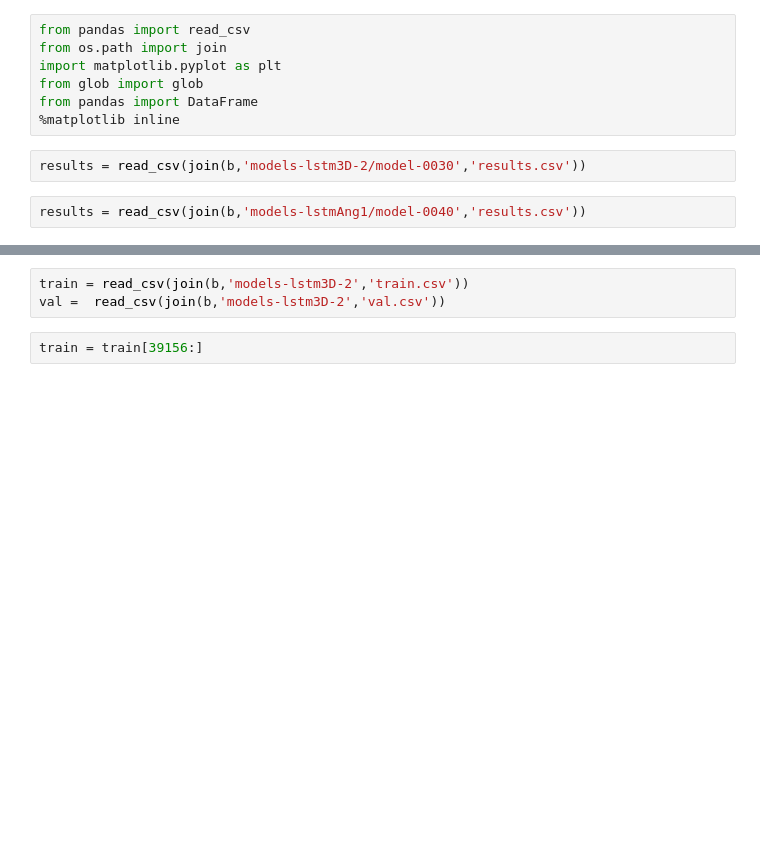
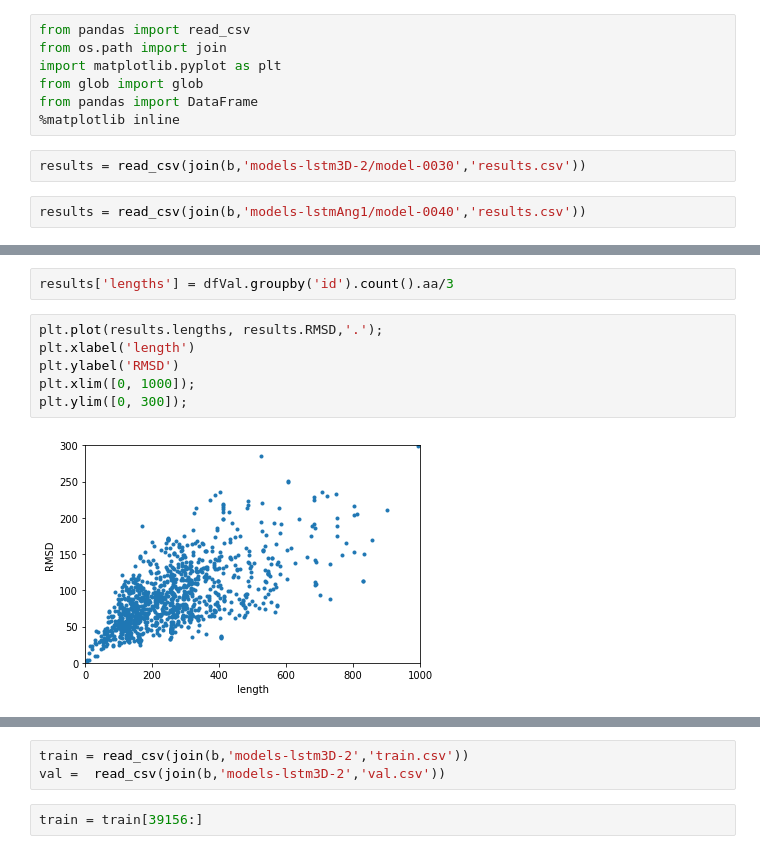
Before and after one commit to sofroniewn/ml-proteins, a Jupyter notebook: pdb-analyze.ipynb, the cells around one changed output, grey strips where cells are left out. Drawn from its saved outputs; the diff is of its cells as text; blank space fills up the shorter version.

```diff
--- a/pdb-analyze.ipynb
+++ b/pdb-analyze.ipynb
@@ -45 +47,11 @@ torsion_angle     23.199252
 dtype: float64
+# %%
+results['lengths'] = dfVal.groupby('id').count().aa/3
+# %%
+plt.plot(results.lengths, results.RMSD,'.');
+plt.xlabel('length')
+plt.ylabel('RMSD')
+plt.xlim([0, 1000]);
+plt.ylim([0, 300]);
+# %% [output]
+[figure, added]
```
Also changed, not shown: parts of 15 cells of this notebook, 3 other files.
